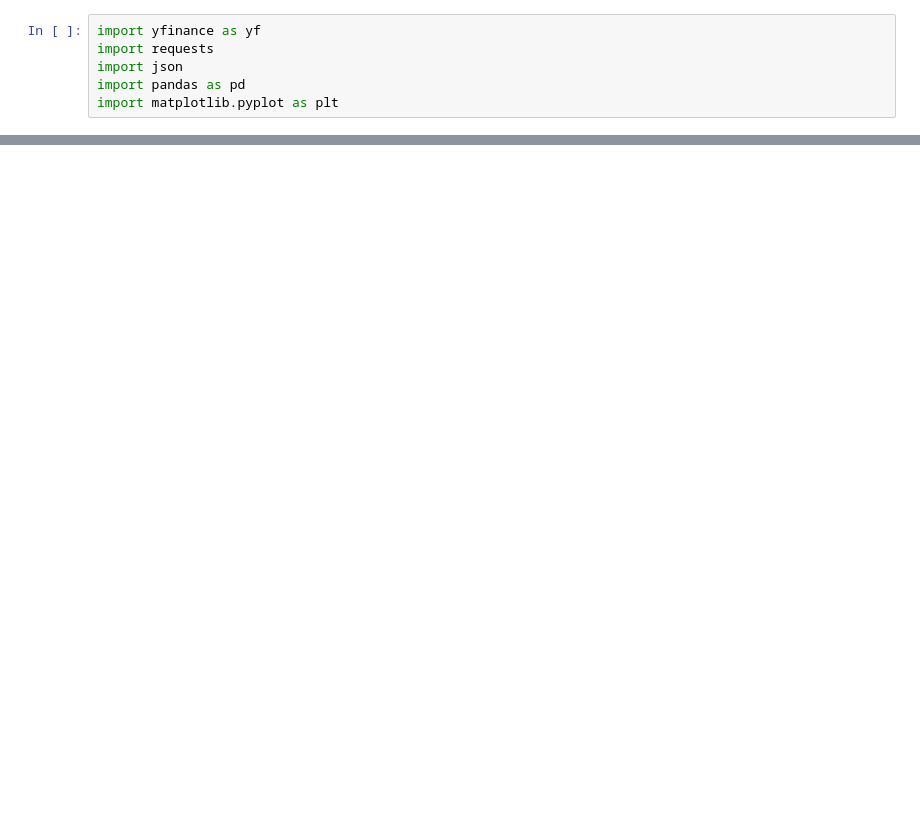
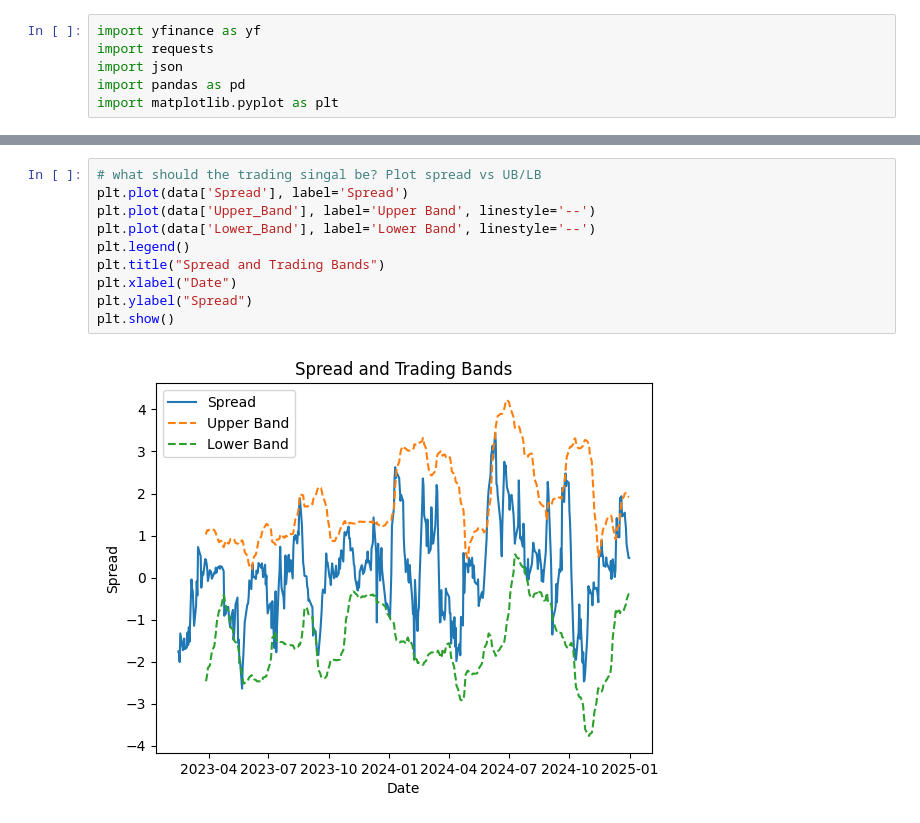
Before and after one commit to juanLude/backtesting_kangaroo, a Jupyter notebook: pairs_trading.ipynb, the cells around one changed output, grey strips where cells are left out. Saved outputs shown, nothing was run; the diff lists cells and outputs as text; blank space fills up the shorter version.

```diff
--- a/pairs_trading.ipynb
+++ b/pairs_trading.ipynb
@@ -36,0 +119,12 @@ Date
+# %%
+# what should the trading singal be? Plot spread vs UB/LB
+plt.plot(data['Spread'], label='Spread')
+plt.plot(data['Upper_Band'], label='Upper Band', linestyle='--')
+plt.plot(data['Lower_Band'], label='Lower Band', linestyle='--')
+plt.legend()
+plt.title("Spread and Trading Bands")
+plt.xlabel("Date")
+plt.ylabel("Spread")
+plt.show()
+# %% [output]
+[figure, added]
```
Also changed, not shown: parts of 6 cells of this notebook.
